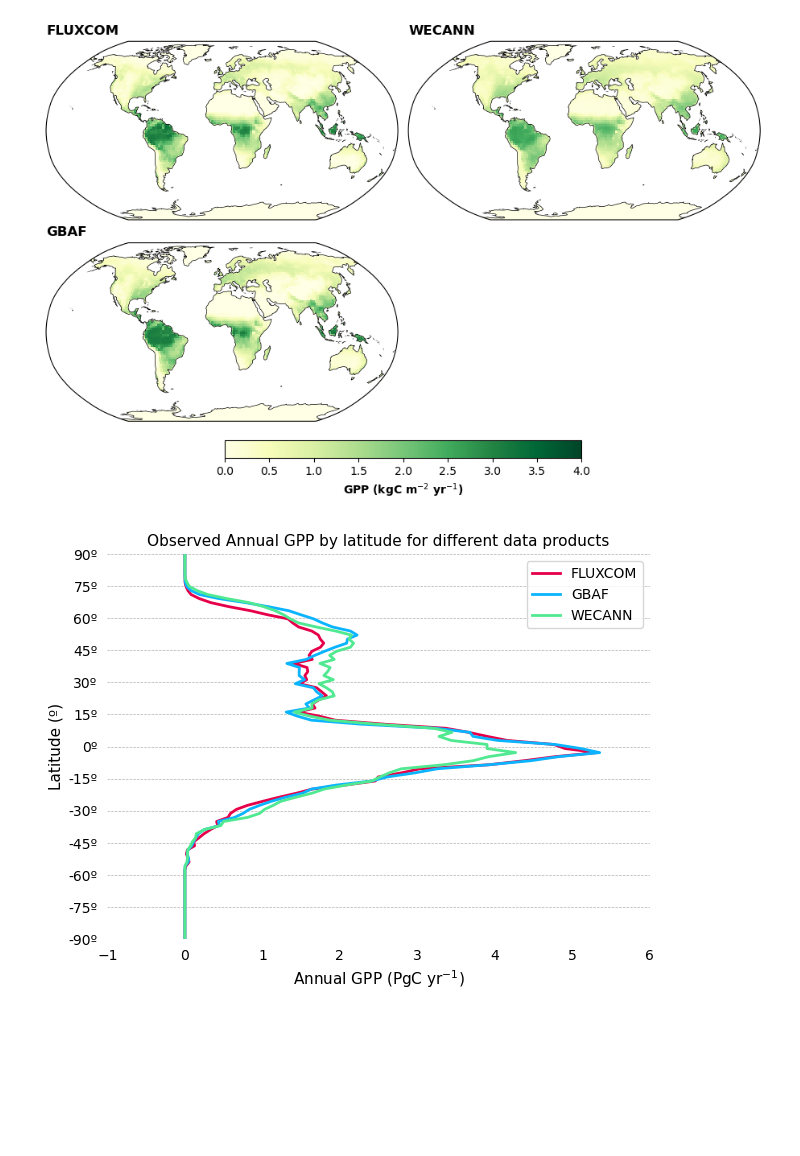
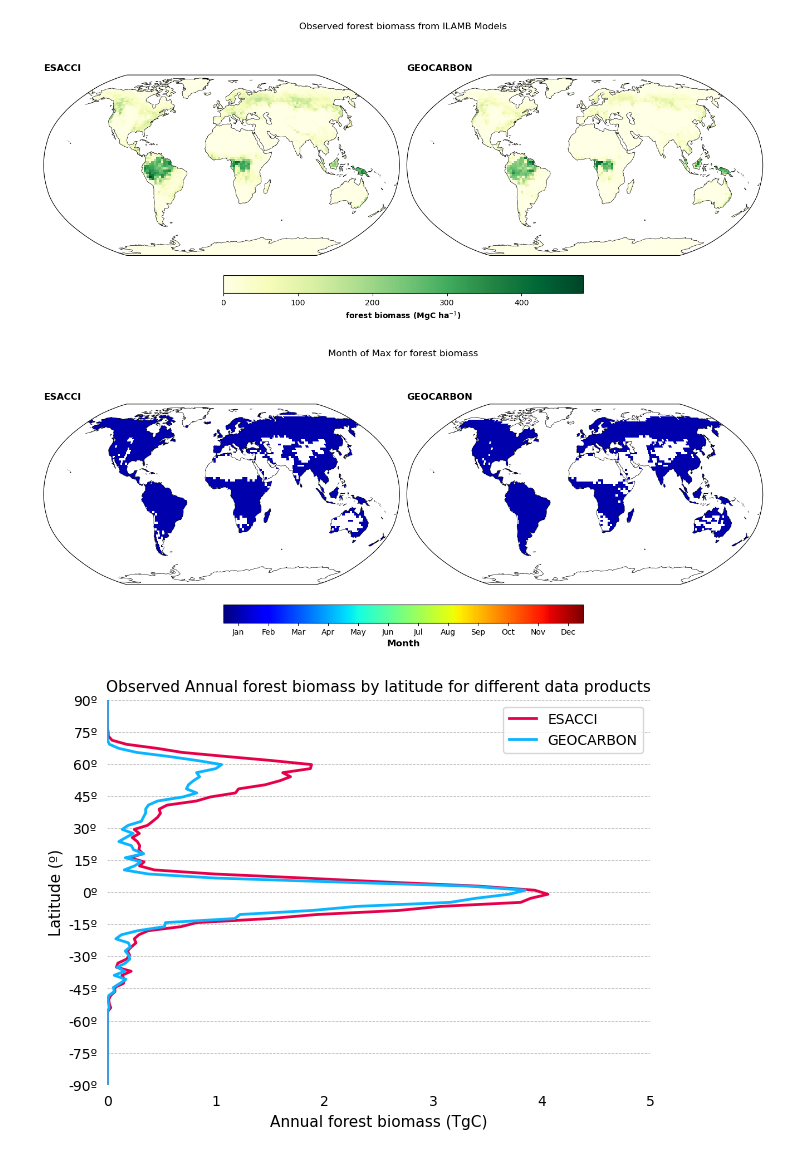
Before and after one commit to adrifoster/fates_calibration_library, a Jupyter notebook: notebooks/PlotILAMBObservations.ipynb, the cells around one changed output. Cells and saved outputs as stored; diff of their text form; code cells hidden in the pictures; blank space fills up the shorter version.

```diff
--- a/notebooks/PlotILAMBObservations.ipynb
+++ b/notebooks/PlotILAMBObservations.ipynb
@@ -12,10 +8,10 @@ import fates_calibration_library.ilamb_functions as ilamb_funcs
 # %%
-obs_dict_file = '/glade/work/afoster/FATES_calibration/observations/ilamb_plotting.cfg'
-obs_dict = ilamb.get_plotting_dict(obs_dict_file)
+obs_dict_file = '/glade/work/afoster/FATES_calibration/observations/ilamb_conversion.cfg'
+obs_dict = ilamb.get_conf_dict(obs_dict_file)
 # %%
 # compiled ILAMB observational data
 ilamb_obs_file = '/glade/work/afoster/FATES_calibration/observations/all_ILAMB_obs.nc'
 ilamb_dat = xr.open_dataset(ilamb_obs_file)
 # %%
-plotvar = 'GPP'
+plotvar = 'BIOMASS'
 attributes = obs_dict[plotvar]
@@ -65,5 +18,6 @@ array([[[nan, nan, nan, ..., nan, nan, nan],
 # %%
-ilamb.plot_ilamb_var(ilamb_dat, attributes['var'], obs_dict[plotvar])
+plotting.plot_ilamb_var(ilamb_dat, attributes['var'], obs_dict[plotvar])
 # %% [output]
-[figure, old version]
+[figure, new version]
-[figure, old version]
+[figure, new version]
+[figure, added]
```
Also changed, not shown: parts of 7 cells of this notebook, 7 other files.
